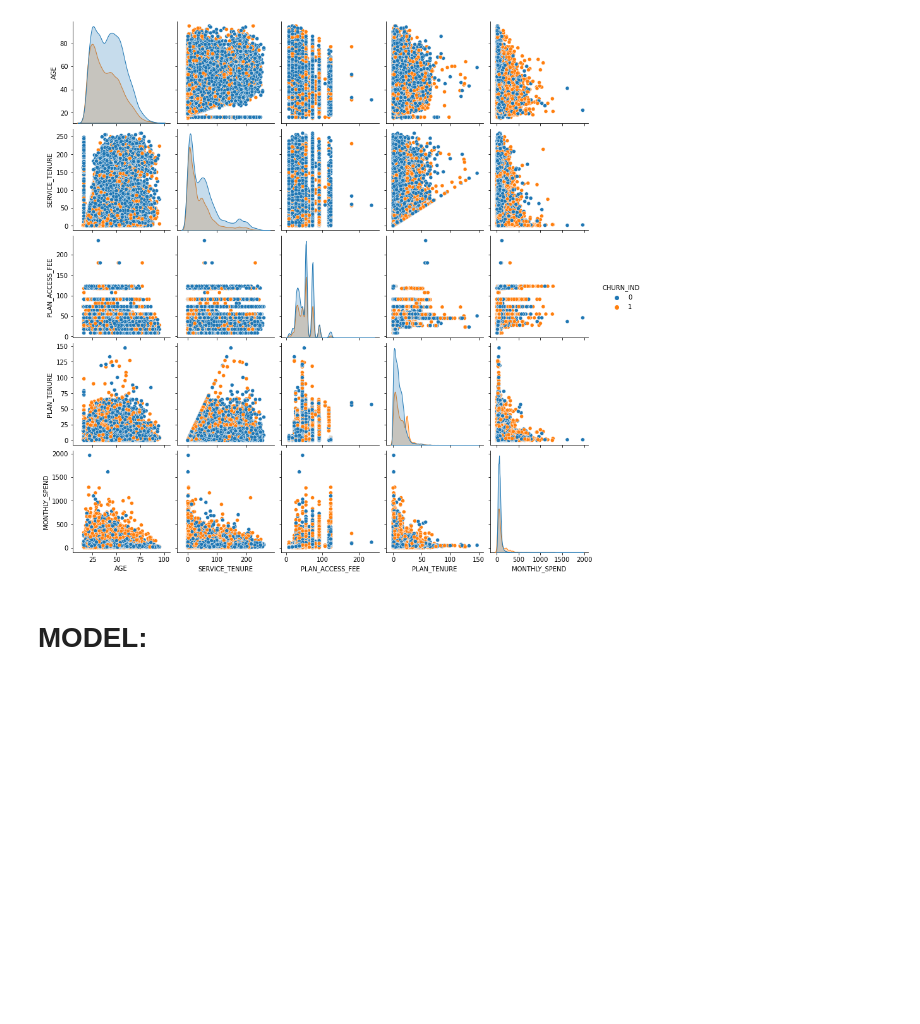
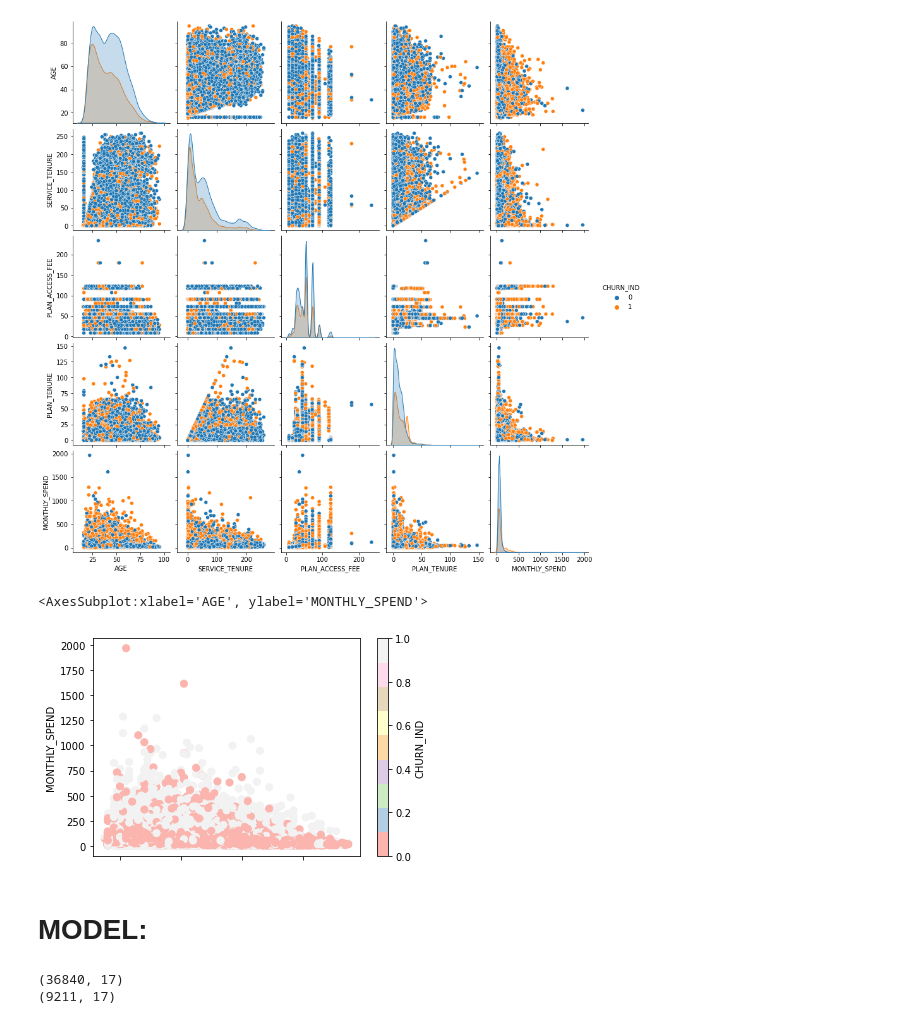
Before and after one commit to AmandaManadeniya/data-science-portfolio-2021, a Jupyter notebook: Portfolio 3.ipynb, the cells around one changed output. Cells and saved outputs as stored; diff of their text form; code cells hidden in the pictures; blank space fills up the shorter version.

```diff
--- a/Portfolio 3.ipynb
+++ b/Portfolio 3.ipynb
@@ -110,5 +119,10 @@ sns.pairplot(churn_var, hue ='CHURN_IND')
 # %% [output]
 <seaborn.axisgrid.PairGrid at 0x...>
 [figure]
+# %%
+churn_clean.plot.scatter(x = 'AGE', y = 'MONTHLY_SPEND', c="CHURN_IND", cmap="Pastel1", s=50)
+# %% [output]
+<AxesSubplot:xlabel='AGE', ylabel='MONTHLY_SPEND'>
+[figure, added]
 # %% [markdown]
 # MODEL:
@@ -114,0 +131,7 @@ sns.pairplot(churn_var, hue ='CHURN_IND')
+# %%
+train, test = train_test_split(churn_clean, test_size = 0.2, random_state = 1234)
+print(train.shape)
+print(test.shape)
+# %% [output]
+(36840, 17)
+(9211, 17)
```
Also changed, not shown: parts of 13 cells of this notebook.
